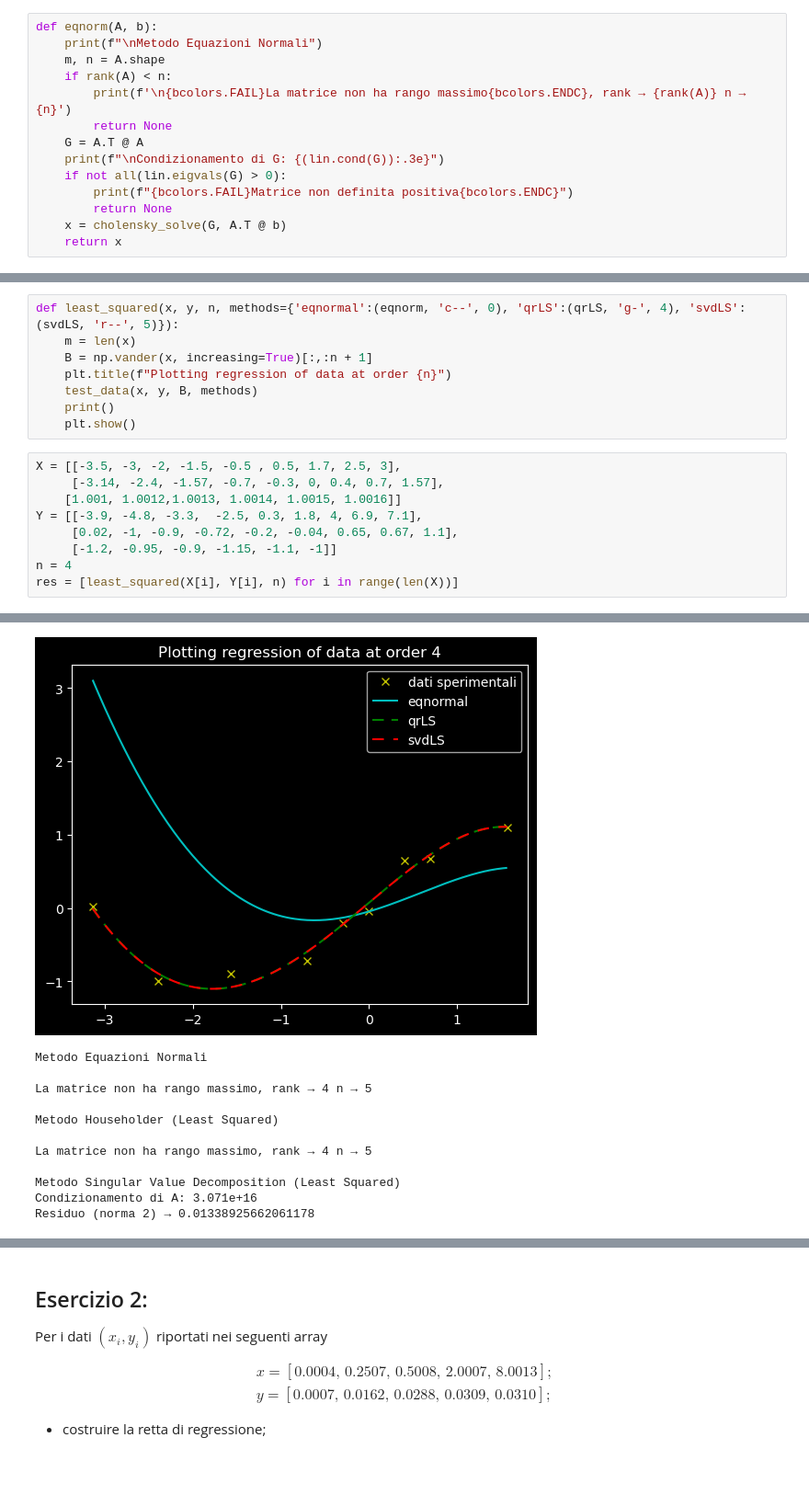
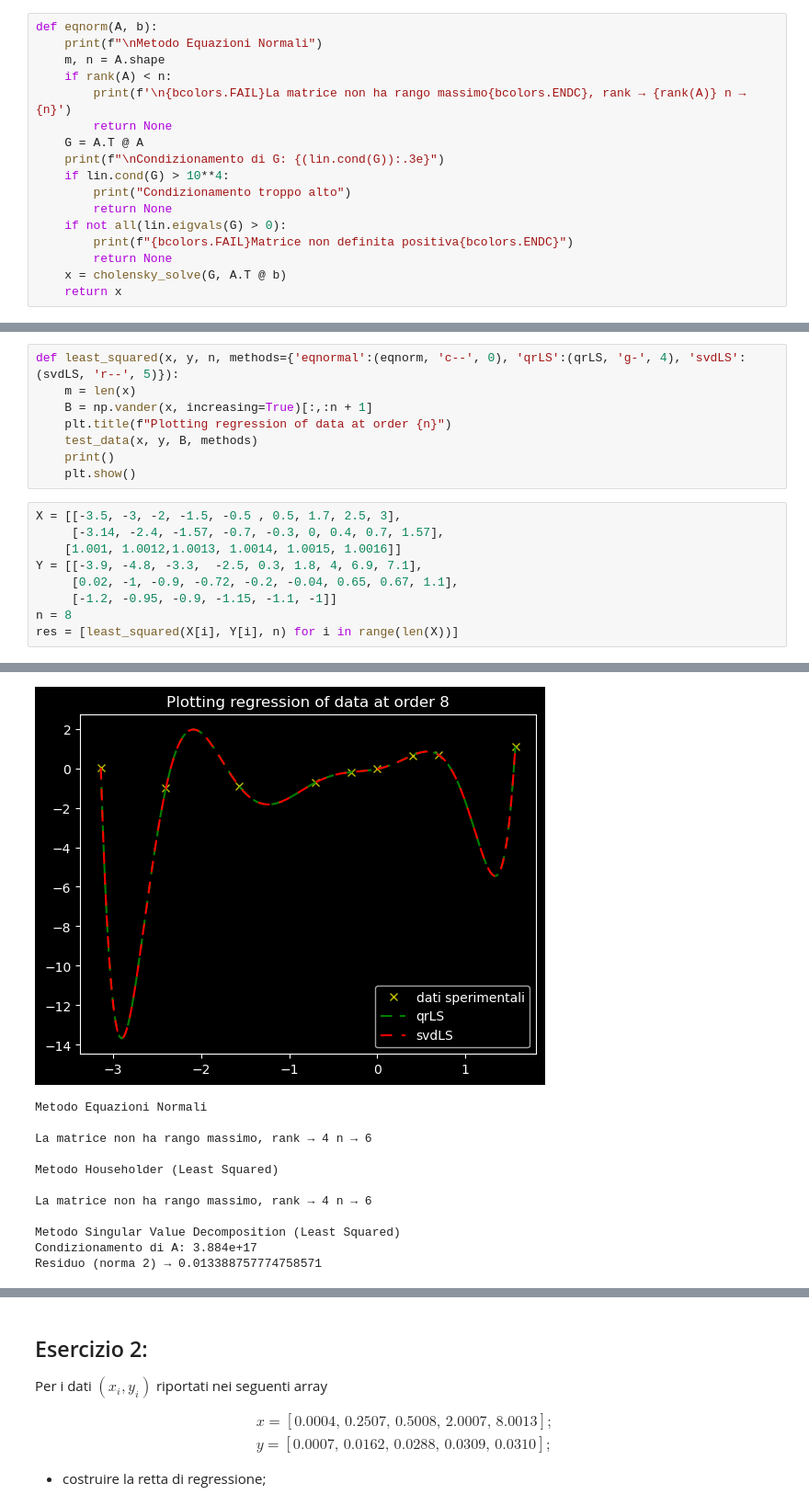
Before and after one commit to KeegTheBoi/metodi_numerici_es, a Jupyter notebook: Lecture 10/ESercitazione_10.ipynb, the cells around one changed output, grey strips where cells are left out. Shown: that part at 92% size. Cells and saved outputs as stored; diff of their text form; blank space fills up the shorter version.

```diff
--- a/Lecture 10/ESercitazione_10.ipynb
+++ b/Lecture 10/ESercitazione_10.ipynb
@@ -46,6 +46,9 @@ def eqnorm(A, b):
         return None
     G = A.T @ A
     print(f"\nCondizionamento di G: {(lin.cond(G)):.3e}")
+    if lin.cond(G) > 10**4:
+        print("Condizionamento troppo alto")
+        return None
     if not all(lin.eigvals(G) > 0):
         print(f"{bcolors.FAIL}Matrice non definita positiva{bcolors.ENDC}")
         return None
@@ -145,7 +148,7 @@ X = [[-3.5, -3, -2, -1.5, -0.5 , 0.5, 1.7, 2.5, 3],
 Y = [[-3.9, -4.8, -3.3,  -2.5, 0.3, 1.8, 4, 6.9, 7.1],
      [0.02, -1, -0.9, -0.72, -0.2, -0.04, 0.65, 0.67, 1.1],
      [-1.2, -0.95, -0.9, -1.15, -1.1, -1]]
-n = 4
+n = 8
 res = [least_squared(X[i], Y[i], n) for i in range(len(X))]
 # %% [output]
 Metodo Equazioni Normali
@@ -176,15 +181,15 @@ Residuo (norma 2) → 0.11159829036519518
-[figure, old version]
+[figure, new version]
 Metodo Equazioni Normali
 
-La matrice non ha rango massimo, rank → 4 n → 5
+La matrice non ha rango massimo, rank → 4 n → 6
 
 Metodo Householder (Least Squared)
 
-La matrice non ha rango massimo, rank → 4 n → 5
+La matrice non ha rango massimo, rank → 4 n → 6
 
 Metodo Singular Value Decomposition (Least Squared)
-Condizionamento di A: 3.071e+16
-Residuo (norma 2) → 0.01338925662061178
+Condizionamento di A: 3.884e+17
+Residuo (norma 2) → 0.013388757774758571
 [figure]
 # %% [markdown]
 ## Esercizio 2:
```
Also changed, not shown: parts of 3 cells of this notebook, 6 other files.
